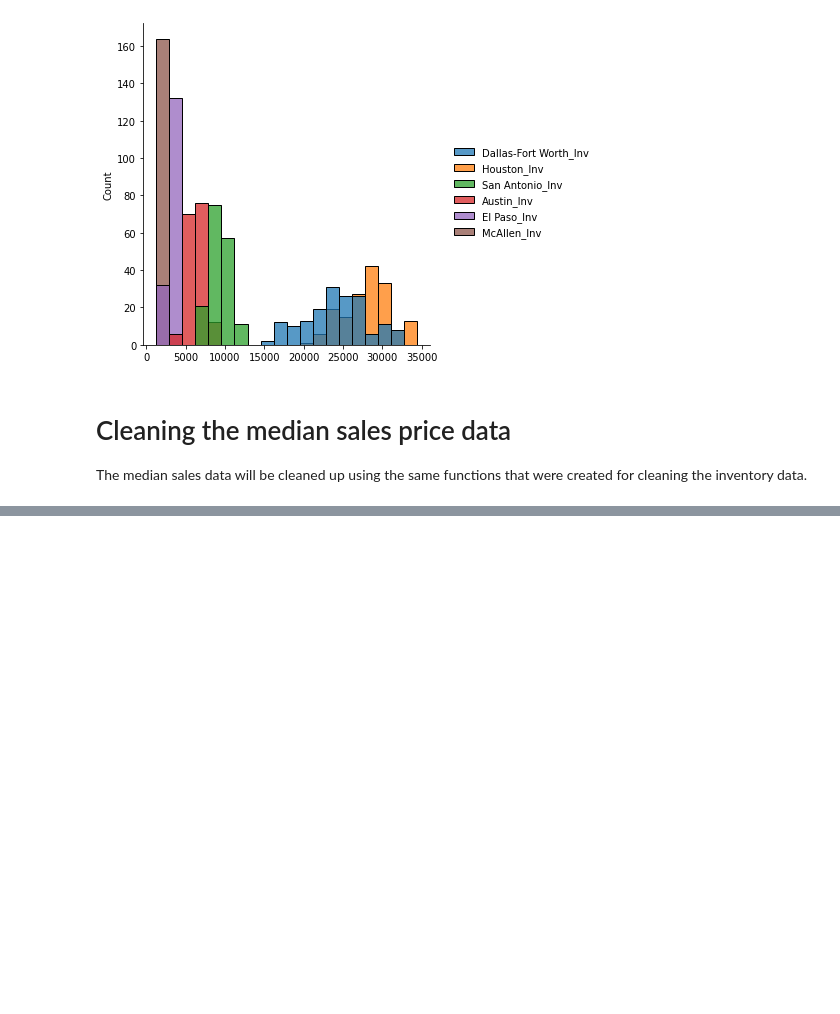
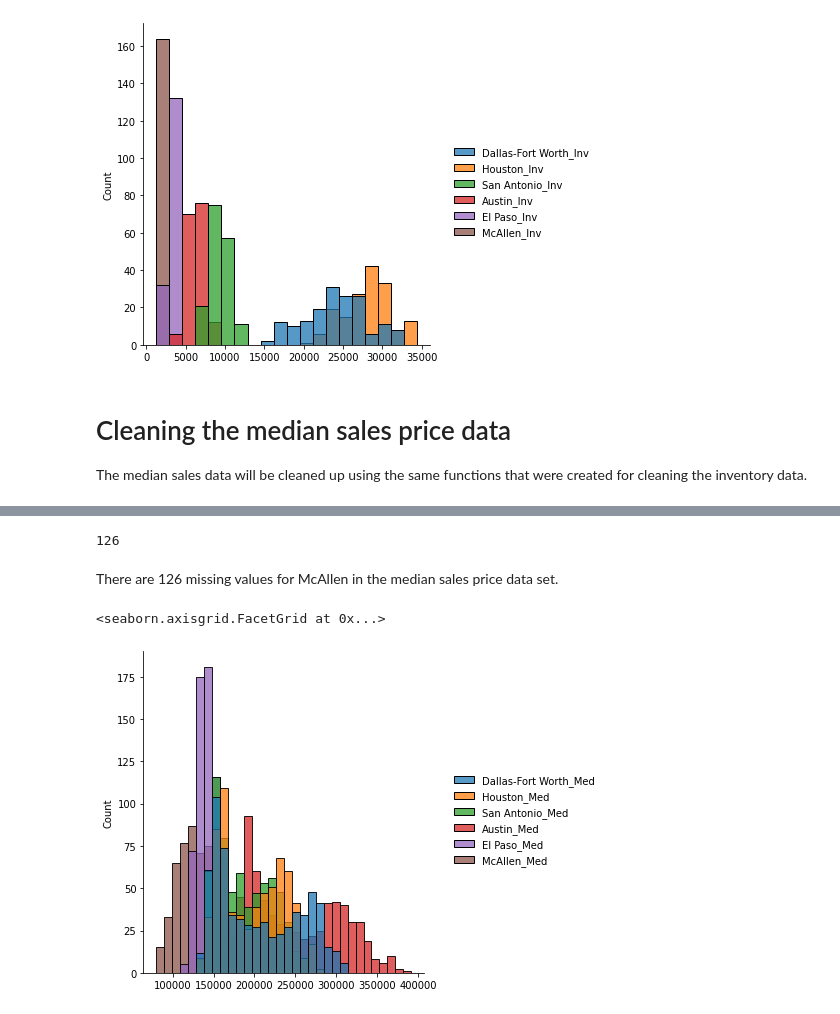
Before and after one commit to ricksolis/zillow-real_estate_data_cleaning, a Jupyter notebook: notebooks/1. Zillow-Inventory Sales -- Cleaning Data.ipynb, the cells around one changed output, grey strips where cells are left out. Drawn from its saved outputs; the diff is of its cells as text; code cells hidden in the pictures; blank space fills up the shorter version.

Commit message:
completed cleaning median sales price data.

```diff
--- a/notebooks/1. Zillow-Inventory Sales -- Cleaning Data.ipynb
+++ b/notebooks/1. Zillow-Inventory Sales -- Cleaning Data.ipynb
@@ -417,0 +455,4 @@ The median sales data will be cleaned up using the same functions that were crea
+# %%
+#We'll use the df_med data frame, and add a suffix of Med to each column to denote Median sales price
+tx_med_list = listofRegions(tx_regions, data=df_med, drop_col=drop_columns, suffix='Med', )
+tx_median = pd.concat(tx_med_list, axis=1)
@@ -417,0 +485,11 @@ The median sales data will be cleaned up using the same functions that were crea
+# %%
+tx_median['McAllen_Med'].isnull().sum()
+# %% [output]
+126
+# %% [markdown]
+There are 126 missing values for McAllen in the median sales price data set.
+# %%
+sns.displot(tx_median)
+# %% [output]
+<seaborn.axisgrid.FacetGrid at 0x...>
+[figure, added]
```
Also changed, not shown: parts of 21 cells of this notebook.
